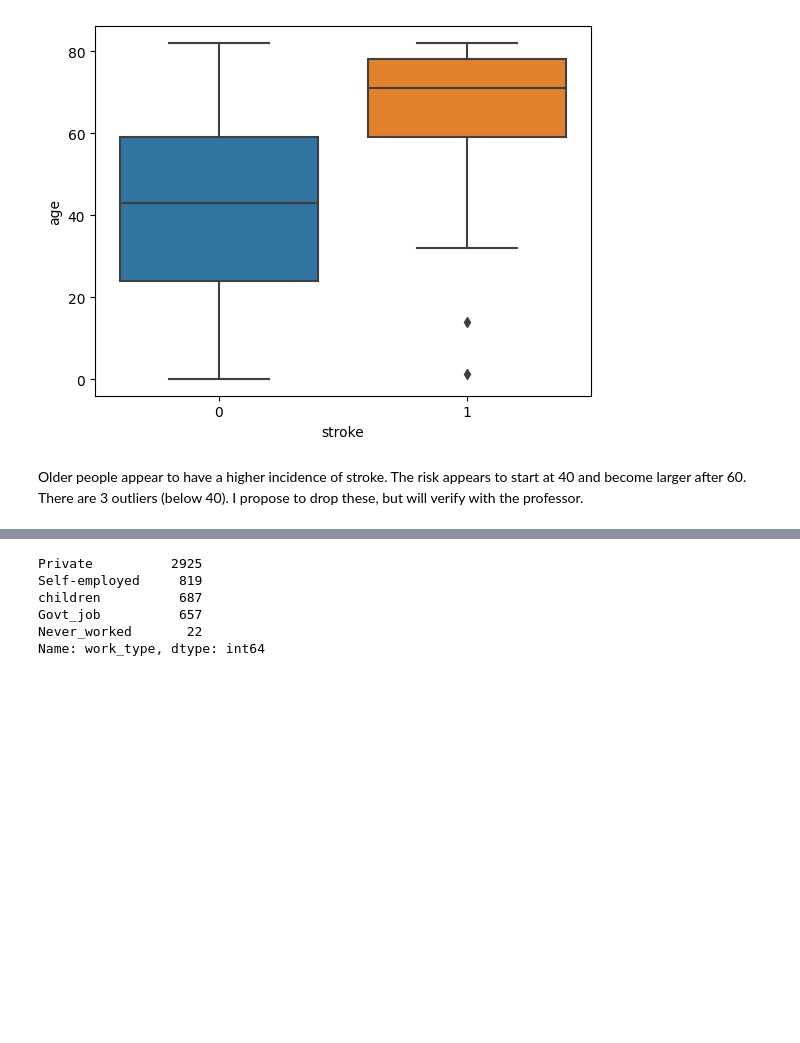
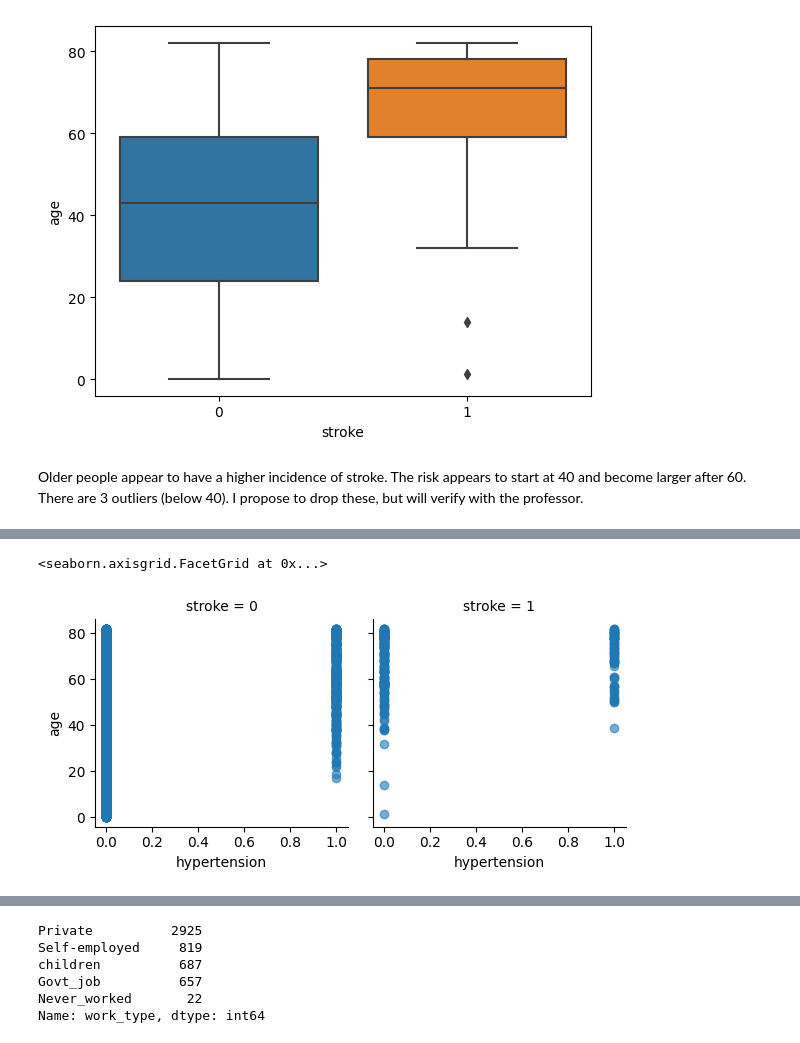
Before and after one commit to matthewdheilmanvanderbilt/CS5262_MachineLearning, a Jupyter notebook: stoke_prediction.ipynb, the cells around one changed output, grey strips where cells are left out. Drawn from its saved outputs; the diff is of its cells as text; code cells hidden in the pictures; blank space fills up the shorter version.

```diff
--- a/stoke_prediction.ipynb
+++ b/stoke_prediction.ipynb
@@ -263,0 +302,5 @@ Older people appear to have a higher incidence of stroke.  The risk appears to s
+# %%
+sns.FacetGrid(responses, col = "stroke").map(plt.scatter, "hypertension", "age", alpha =0.6).add_legend()
+# %% [output]
+<seaborn.axisgrid.FacetGrid at 0x...>
+[figure, added]
```
Also changed, not shown: parts of 41 cells of this notebook.
